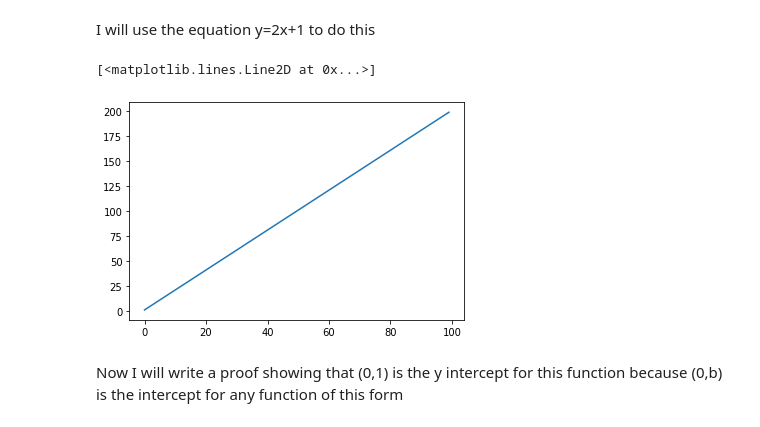
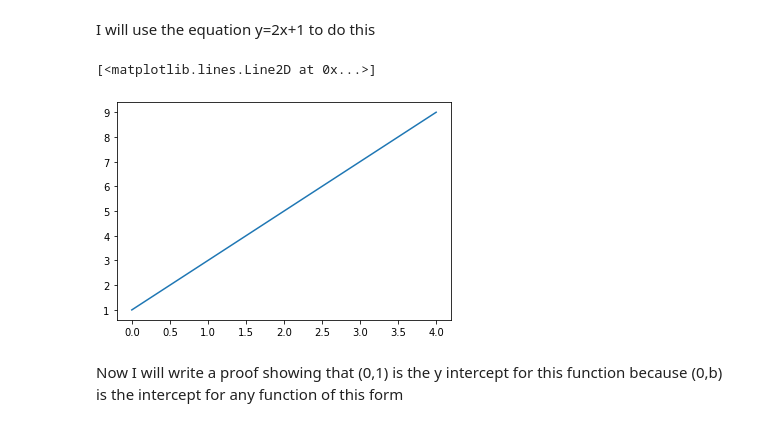
Before and after one commit to BrendenLatham/DiscreteMath, a Jupyter notebook: projectpart8.ipynb, the cells around one changed output. Saved outputs shown, nothing was run; the diff lists cells and outputs as text; code cells hidden in the pictures.

```diff
--- a/projectpart8.ipynb
+++ b/projectpart8.ipynb
@@ -908,12 +908,12 @@ In the final section of this project I will explore proofs.
 # %% [markdown]
 I will use the equation y=2x+1 to do this
 # %%
-inputs = np.array(range(100))
+inputs = np.array(range(5))
 function = 2*inputs+1
 plt.plot(inputs,function)
 # %% [output]
 [<matplotlib.lines.Line2D at 0x...>]
-[figure, old version]
+[figure, new version]
 # %% [markdown]
 Now I will write a proof showing that (0,1) is the y intercept for this function because (0,b) is the intercept for any function of this form
 # %% [markdown]
```
Also changed, not shown: parts of 5 cells of this notebook.
